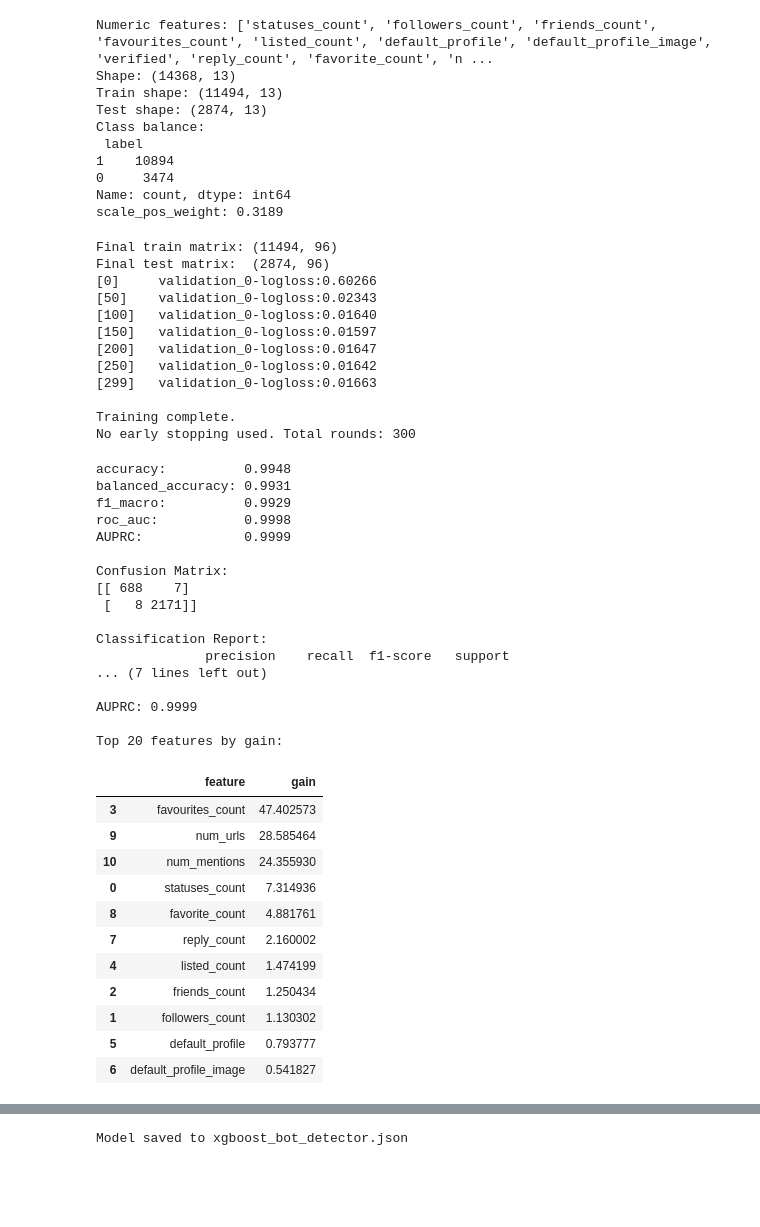
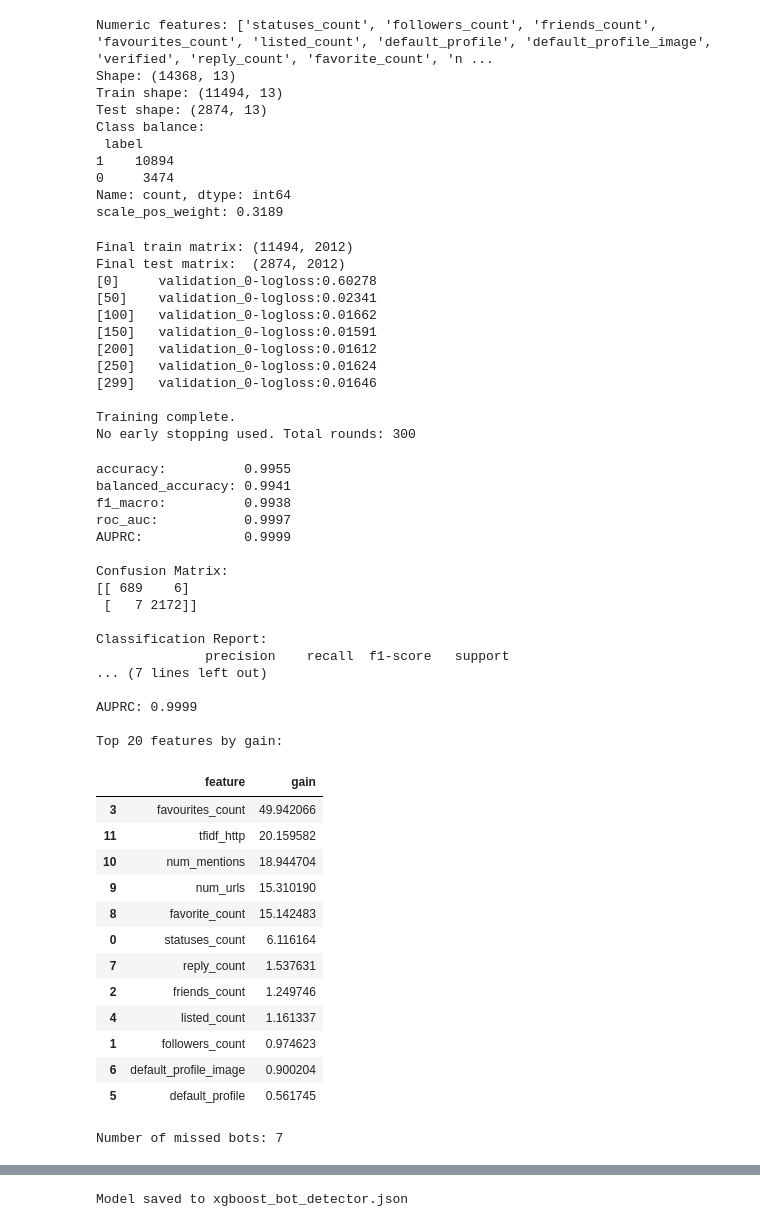
Before and after one commit to katherineesanders/ML-Project, a Jupyter notebook: xgboost_experiments_NLP.ipynb, the cells around one changed output, grey strips where cells are left out. Saved outputs shown, nothing was run; the diff lists cells and outputs as text; code cells hidden in the pictures; blank space fills up the shorter version.

```diff
--- a/xgboost_experiments_NLP.ipynb
+++ b/xgboost_experiments_NLP.ipynb
@@ -55,7 +55,7 @@ USER_FEATURES = [
 ]
 
 TWEET_FEATURES = [
-   "text", "reply_count", "favorite_count", "num_urls", "num_mentions"
+   "reply_count", "favorite_count", "num_urls", "num_mentions"
 ]
 
 XGB_PARAMS = {
@@ -191,15 +191,15 @@ if hasattr(model, 'best_iteration') and model.best_iteration is not None:
 else:
     print("No early stopping used. Total rounds:", model.n_estimators)
 # %% [output]
-Final train matrix: (11494, 96)
-Final test matrix:  (2874, 96)
-[0]     validation_0-logloss:0.60266
-[50]    validation_0-logloss:0.02343
-[100]   validation_0-logloss:0.01640
-[150]   validation_0-logloss:0.01597
-[200]   validation_0-logloss:0.01647
-[250]   validation_0-logloss:0.01642
-[299]   validation_0-logloss:0.01663
+Final train matrix: (11494, 2012)
+Final test matrix:  (2874, 2012)
+[0]     validation_0-logloss:0.60278
+[50]    validation_0-logloss:0.02341
+[100]   validation_0-logloss:0.01662
+[150]   validation_0-logloss:0.01591
+[200]   validation_0-logloss:0.01612
+[250]   validation_0-logloss:0.01624
+[299]   validation_0-logloss:0.01646
 
 Training complete.
 No early stopping used. Total rounds: 300
@@ -218,47 +218,61 @@ print("\nConfusion Matrix:")
 print(confusion_matrix(y_test, pred))
 print("\nClassification Report:")
 print(classification_report(y_test, pred, digits=4))
 
 print("AUPRC:", round(average_precision_score(y_test, pred_proba), 4))
 
 importance_df = (
     pd.DataFrame(
         model.get_booster().get_score(importance_type="gain"),
         index=["gain"]
     )
     .T.rename_axis("feature").reset_index()
     .sort_values("gain", ascending=False)
 )
 
 print("\nTop 20 features by gain:")
 display(importance_df.head(20))
+
+missed_bots_indices = (y_test == 1) & (pred == 0)
+
+missed_bots_data = X_test[missed_bots_indices]
+
+print(f"Number of missed bots: {len(missed_bots_data)}")
+display(missed_bots_data)
+
+# y_probs = model.predict_proba(X_test)[:, 1]
+
+# missed_probs = y_probs[missed_bots_indices]
+# print("Model confidence for missed bots:", missed_probs)
 # %% [output]
-accuracy:          0.9948
-balanced_accuracy: 0.9931
-f1_macro:          0.9929
-roc_auc:           0.9998
+accuracy:          0.9955
+balanced_accuracy: 0.9941
+f1_macro:          0.9938
+roc_auc:           0.9997
 AUPRC:             0.9999
 
 Confusion Matrix:
-[[ 688    7]
- [   8 2171]]
+[[ 689    6]
+ [   7 2172]]
 
 Classification Report:
               precision    recall  f1-score   support
 ... (7 lines left out)
 
 AUPRC: 0.9999
 
 Top 20 features by gain:
 |  | feature | gain |
-| 3 | favourites_count | 47.402573 |
-| 9 | num_urls | 28.585464 |
-| 10 | num_mentions | 24.355930 |
-| 0 | statuses_count | 7.314936 |
-| 8 | favorite_count | 4.881761 |
-| 7 | reply_count | 2.160002 |
-| 4 | listed_count | 1.474199 |
-| 2 | friends_count | 1.250434 |
-| 1 | followers_count | 1.130302 |
-| 5 | default_profile | 0.793777 |
-| 6 | default_profile_image | 0.541827 |
+| 3 | favourites_count | 49.942066 |
+| 11 | tfidf_http | 20.159582 |
+| 10 | num_mentions | 18.944704 |
+| 9 | num_urls | 15.310190 |
+| 8 | favorite_count | 15.142483 |
+| 0 | statuses_count | 6.116164 |
+| 7 | reply_count | 1.537631 |
+| 2 | friends_count | 1.249746 |
+| 4 | listed_count | 1.161337 |
+| 1 | followers_count | 0.974623 |
+| 6 | default_profile_image | 0.900204 |
+| 5 | default_profile | 0.561745 |
+Number of missed bots: 7
```
Also changed, not shown: parts of 3 cells of this notebook, 1 other file.
